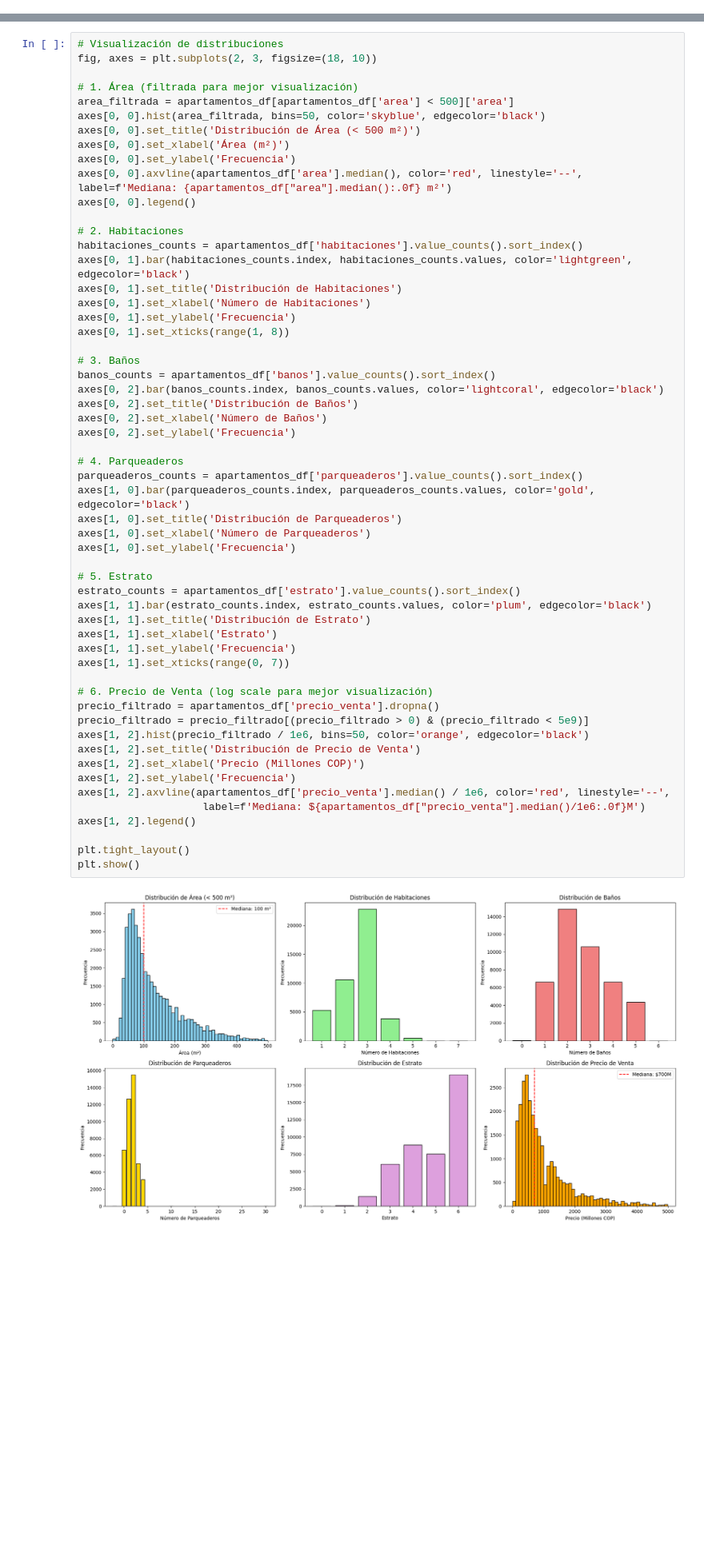
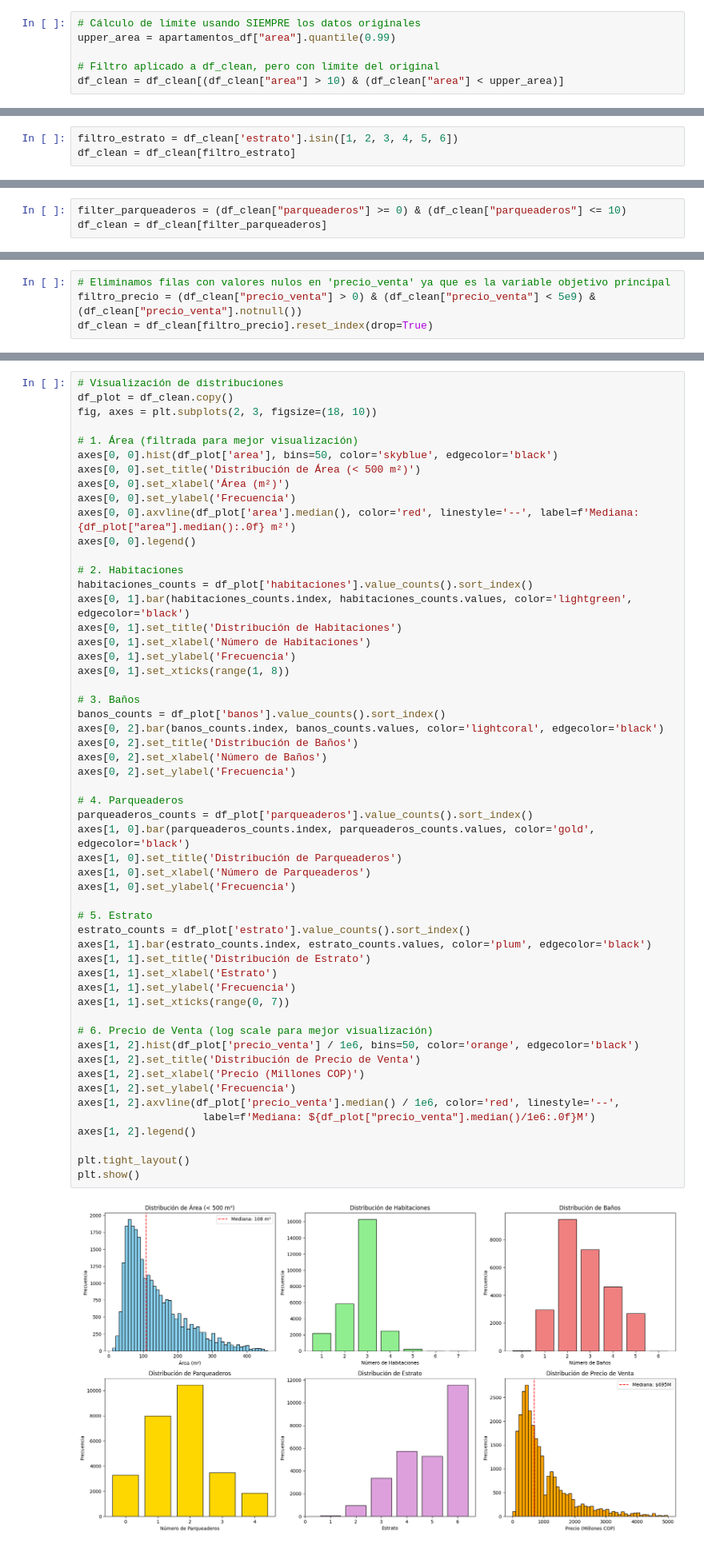
Before and after one commit to maperezp/Taller2-CDA, a Jupyter notebook: Taller2.ipynb, the cells around one changed output, grey strips where cells are left out. Shown at 80% size. Saved outputs shown, nothing was run; the diff lists cells and outputs as text; blank space fills up the shorter version.

```diff
--- a/Taller2.ipynb
+++ b/Taller2.ipynb
@@ -160,0 +232,6 @@ apartamentos_df[vars_numericas].describe().T
+# %%
+# Cálculo de límite usando SIEMPRE los datos originales
+upper_area = apartamentos_df["area"].quantile(0.99)
+
+# Filtro aplicado a df_clean, pero con límite del original
+df_clean = df_clean[(df_clean["area"] > 10) & (df_clean["area"] < upper_area)]
@@ -160,0 +244,3 @@ apartamentos_df[vars_numericas].describe().T
+# %%
+filtro_estrato = df_clean['estrato'].isin([1, 2, 3, 4, 5, 6])
+df_clean = df_clean[filtro_estrato]
@@ -161 +267,4 @@ apartamentos_df[vars_numericas].describe().T
+# %%
+filter_parqueaderos = (df_clean["parqueaderos"] >= 0) & (df_clean["parqueaderos"] <= 10)
+df_clean = df_clean[filter_parqueaderos]
 # %% [markdown]
@@ -185,4 +281,8 @@ apartamentos_df[vars_numericas].describe().T
 - **Media:** $2,364,794,000 COP (~2.36 mil millones)
 - **Mediana:** $700,000,000 COP
 - Gran diferencia entre media y mediana indica presencia de propiedades de muy alto valor
+# %%
+# Eliminamos filas con valores nulos en 'precio_venta' ya que es la variable objetivo principal
+filtro_precio = (df_clean["precio_venta"] > 0) & (df_clean["precio_venta"] < 5e9) & (df_clean["precio_venta"].notnull())
+df_clean = df_clean[filtro_precio].reset_index(drop=True)
 # %% [markdown]
@@ -190,18 +290,18 @@ apartamentos_df[vars_numericas].describe().T
 # %%
 # Visualización de distribuciones
+df_plot = df_clean.copy()
 fig, axes = plt.subplots(2, 3, figsize=(18, 10))
 
 # 1. Área (filtrada para mejor visualización)
-area_filtrada = apartamentos_df[apartamentos_df['area'] < 500]['area']
-axes[0, 0].hist(area_filtrada, bins=50, color='skyblue', edgecolor='black')
+axes[0, 0].hist(df_plot['area'], bins=50, color='skyblue', edgecolor='black')
 axes[0, 0].set_title('Distribución de Área (< 500 m²)')
 axes[0, 0].set_xlabel('Área (m²)')
 axes[0, 0].set_ylabel('Frecuencia')
-axes[0, 0].axvline(apartamentos_df['area'].median(), color='red', linestyle='--', label=f'Mediana: {apartamentos_df["area"].median():.0f} m²')
+axes[0, 0].axvline(df_plot['area'].median(), color='red', linestyle='--', label=f'Mediana: {df_plot["area"].median():.0f} m²')
 axes[0, 0].legend()
 
 # 2. Habitaciones
-habitaciones_counts = apartamentos_df['habitaciones'].value_counts().sort_index()
+habitaciones_counts = df_plot['habitaciones'].value_counts().sort_index()
 axes[0, 1].bar(habitaciones_counts.index, habitaciones_counts.values, color='lightgreen', edgecolor='black')
 axes[0, 1].set_title('Distribución de Habitaciones')
 axes[0, 1].set_xlabel('Número de Habitaciones')
@@ -209,39 +309,37 @@ axes[0, 1].set_ylabel('Frecuencia')
 axes[0, 1].set_xticks(range(1, 8))
 
 # 3. Baños
-banos_counts = apartamentos_df['banos'].value_counts().sort_index()
+banos_counts = df_plot['banos'].value_counts().sort_index()
 axes[0, 2].bar(banos_counts.index, banos_counts.values, color='lightcoral', edgecolor='black')
 axes[0, 2].set_title('Distribución de Baños')
 axes[0, 2].set_xlabel('Número de Baños')
 axes[0, 2].set_ylabel('Frecuencia')
 
 # 4. Parqueaderos
-parqueaderos_counts = apartamentos_df['parqueaderos'].value_counts().sort_index()
+parqueaderos_counts = df_plot['parqueaderos'].value_counts().sort_index()
 axes[1, 0].bar(parqueaderos_counts.index, parqueaderos_counts.values, color='gold', edgecolor='black')
 axes[1, 0].set_title('Distribución de Parqueaderos')
 axes[1, 0].set_xlabel('Número de Parqueaderos')
 axes[1, 0].set_ylabel('Frecuencia')
 
 # 5. Estrato
-estrato_counts = apartamentos_df['estrato'].value_counts().sort_index()
+estrato_counts = df_plot['estrato'].value_counts().sort_index()
 axes[1, 1].bar(estrato_counts.index, estrato_counts.values, color='plum', edgecolor='black')
 axes[1, 1].set_title('Distribución de Estrato')
 axes[1, 1].set_xlabel('Estrato')
 axes[1, 1].set_ylabel('Frecuencia')
 axes[1, 1].set_xticks(range(0, 7))
 
 # 6. Precio de Venta (log scale para mejor visualización)
-precio_filtrado = apartamentos_df['precio_venta'].dropna()
-precio_filtrado = precio_filtrado[(precio_filtrado > 0) & (precio_filtrado < 5e9)]
-axes[1, 2].hist(precio_filtrado / 1e6, bins=50, color='orange', edgecolor='black')
+axes[1, 2].hist(df_plot['precio_venta'] / 1e6, bins=50, color='orange', edgecolor='black')
 axes[1, 2].set_title('Distribución de Precio de Venta')
 axes[1, 2].set_xlabel('Precio (Millones COP)')
 axes[1, 2].set_ylabel('Frecuencia')
-axes[1, 2].axvline(apartamentos_df['precio_venta'].median() / 1e6, color='red', linestyle='--',
-                    label=f'Mediana: ${apartamentos_df["precio_venta"].median()/1e6:.0f}M')
+axes[1, 2].axvline(df_plot['precio_venta'].median() / 1e6, color='red', linestyle='--',
+                    label=f'Mediana: ${df_plot["precio_venta"].median()/1e6:.0f}M')
 axes[1, 2].legend()
 
 plt.tight_layout()
 plt.show()
 # %% [output]
-[figure, old version]
+[figure, new version]
```
Also changed, not shown: parts of 114 cells of this notebook, 2 other files.
